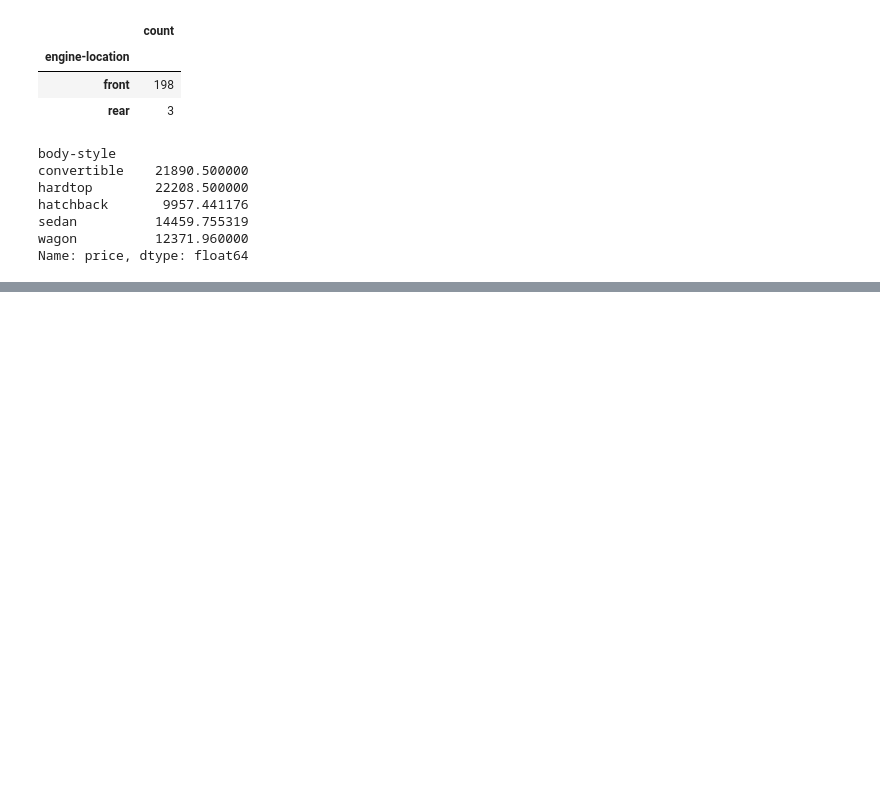
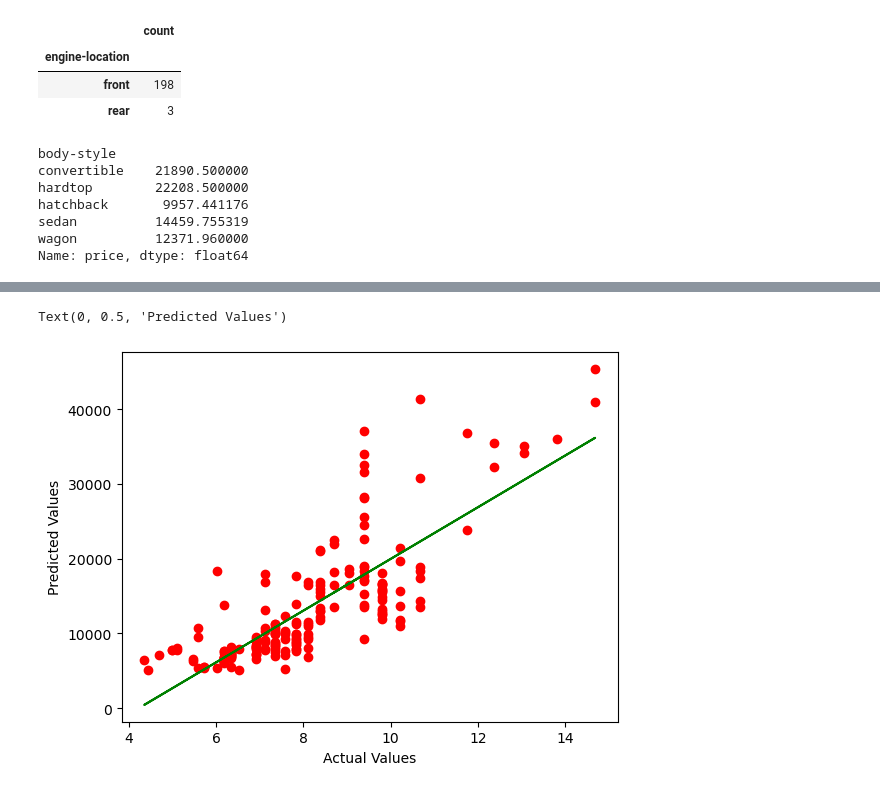
Before and after one commit to mynkchn/Drive-Into-Analysis, a Jupyter notebook: Used Car Pricing/used_car_pricing.ipynb, the cells around one changed output, grey strips where cells are left out. Cells and saved outputs as stored; diff of their text form; code cells hidden in the pictures; blank space fills up the shorter version.

Commit message:
model developed

```diff
--- a/Used Car Pricing/used_car_pricing.ipynb
+++ b/Used Car Pricing/used_car_pricing.ipynb
@@ -437,0 +432,4 @@ Name: price, dtype: float64
+# %%
+from sklearn.linear_model import LinearRegression
+lm=LinearRegression()
+lm
@@ -437,0 +438,6 @@ Name: price, dtype: float64
+# %%
+# Lets Try with highway-L/100
+X=df[['highway-L/100']]
+Y=df[['price']]
+# %%
+lm.fit(X,Y)
@@ -437,0 +446,3 @@ Name: price, dtype: float64
+# %%
+Yhat=lm.predict(X)
+Yhat[0:5]
@@ -437,0 +506,8 @@ Name: price, dtype: float64
+# %%
+plt.scatter(x=df['highway-L/100'],y=df['price'],color='red')
+plt.plot(df['highway-L/100'],Yhat,color='green')
+plt.xlabel('Actual Values')
+plt.ylabel('Predicted Values')
+# %% [output]
+Text(0, 0.5, 'Predicted Values')
+[figure, added]
```
Also changed, not shown: parts of 31 cells of this notebook.
